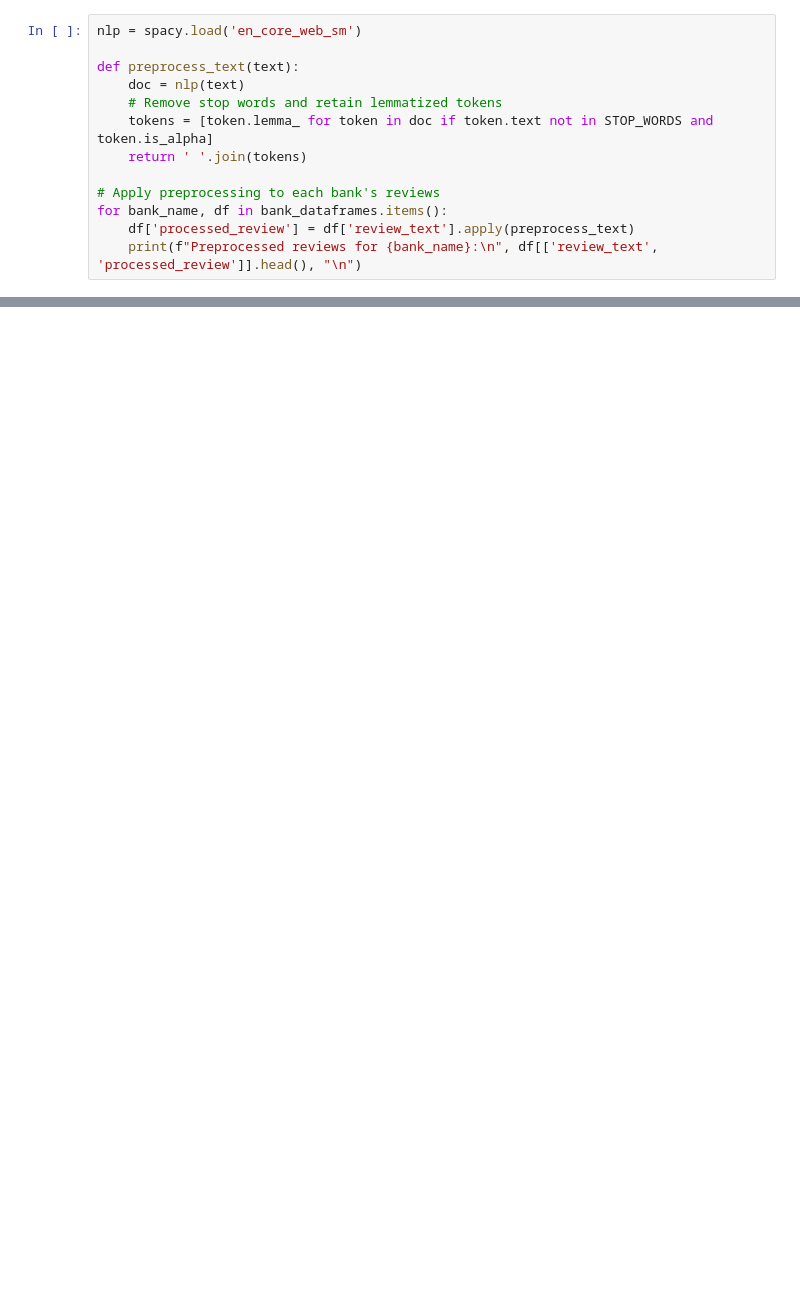
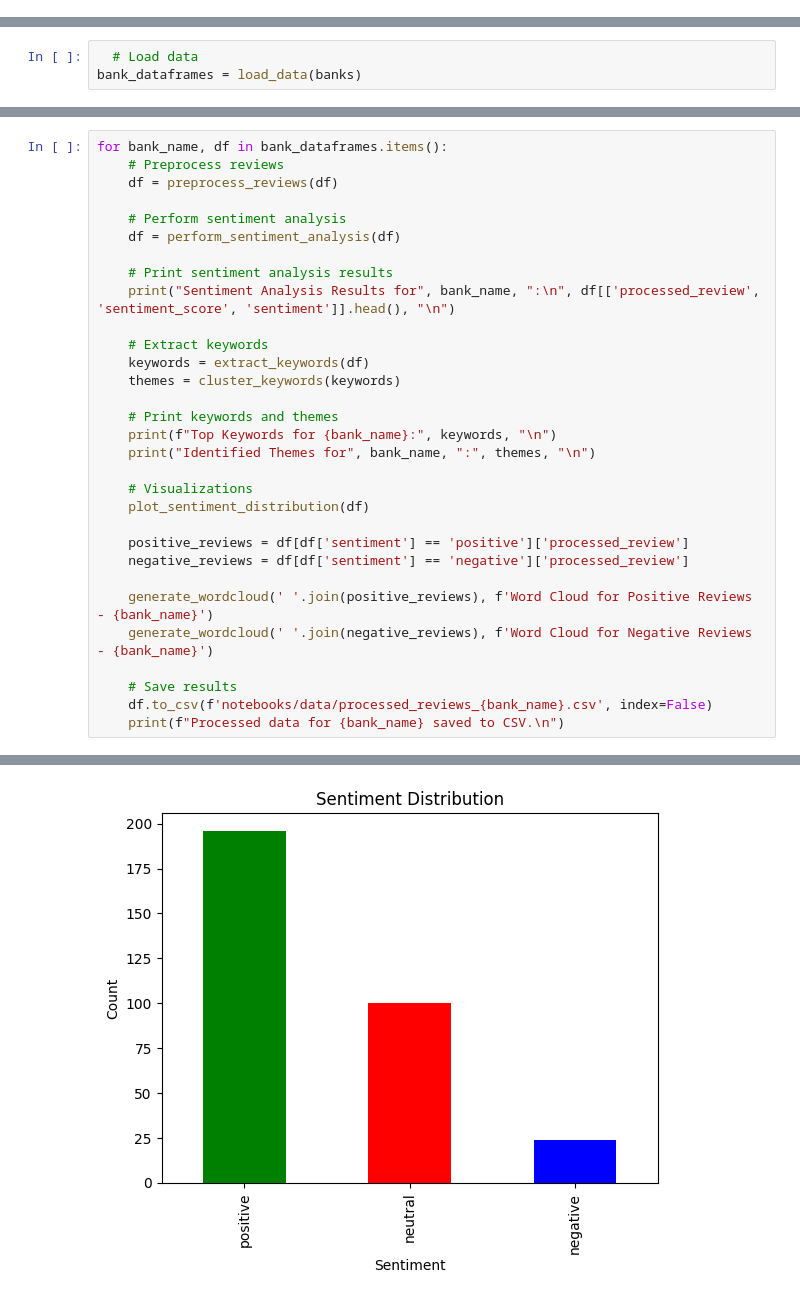
Before and after one commit to tigrem/Bank-reviews-analysis, a Jupyter notebook: notebooks/sentiment_and_thematic_analysis.ipynb, the cells around one changed output, grey strips where cells are left out. Drawn from its saved outputs; the diff is of its cells as text; blank space fills up the shorter version.

Commit message:
modularization of the code and faninalizing of adding sentiment_and_thematic_analysis

```diff
--- a/notebooks/sentiment_and_thematic_analysis.ipynb
+++ b/notebooks/sentiment_and_thematic_analysis.ipynb
@@ -79,13 +35,0 @@ Loaded data for CBE:
-# %%
-nlp = spacy.load('en_core_web_sm')
-
-def preprocess_text(text):
-    doc = nlp(text)
-    # Remove stop words and retain lemmatized tokens
-    tokens = [token.lemma_ for token in doc if token.text not in STOP_WORDS and token.is_alpha]
-    return ' '.join(tokens)
-
-# Apply preprocessing to each bank's reviews
-for bank_name, df in bank_dataframes.items():
-    df['processed_review'] = df['review_text'].apply(preprocess_text)
-    print(f"Preprocessed reviews for {bank_name}:\n", df[['review_text', 'processed_review']].head(), "\n")
@@ -239,0 +36,3 @@ for bank_name, df in bank_dataframes.items():
+# %%
+  # Load data
+bank_dataframes = load_data(banks)
@@ -239,0 +57,32 @@ for bank_name, df in bank_dataframes.items():
+# %%
+for bank_name, df in bank_dataframes.items():
+    # Preprocess reviews
+    df = preprocess_reviews(df)
+
+    # Perform sentiment analysis
+    df = perform_sentiment_analysis(df)
+
+    # Print sentiment analysis results
+    print("Sentiment Analysis Results for", bank_name, ":\n", df[['processed_review', 'sentiment_score', 'sentiment']].head(), "\n")
+
+    # Extract keywords
+    keywords = extract_keywords(df)
+    themes = cluster_keywords(keywords)
+
+    # Print keywords and themes
+    print(f"Top Keywords for {bank_name}:", keywords, "\n")
+    print("Identified Themes for", bank_name, ":", themes, "\n")
+
+    # Visualizations
+    plot_sentiment_distribution(df)
+
+    positive_reviews = df[df['sentiment'] == 'positive']['processed_review']
+    negative_reviews = df[df['sentiment'] == 'negative']['processed_review']
+
+    generate_wordcloud(' '.join(positive_reviews), f'Word Cloud for Positive Reviews - {bank_name}')
+    generate_wordcloud(' '.join(negative_reviews), f'Word Cloud for Negative Reviews - {bank_name}')
+
+    # Save results
+    df.to_csv(f'notebooks/data/processed_reviews_{bank_name}.csv', index=False)
+    print(f"Processed data for {bank_name} saved to CSV.\n")
+# %% [output]
@@ -239,0 +106 @@ for bank_name, df in bank_dataframes.items():
+[figure, added]
```
Also changed, not shown: parts of 9 cells of this notebook, 5 other files.
